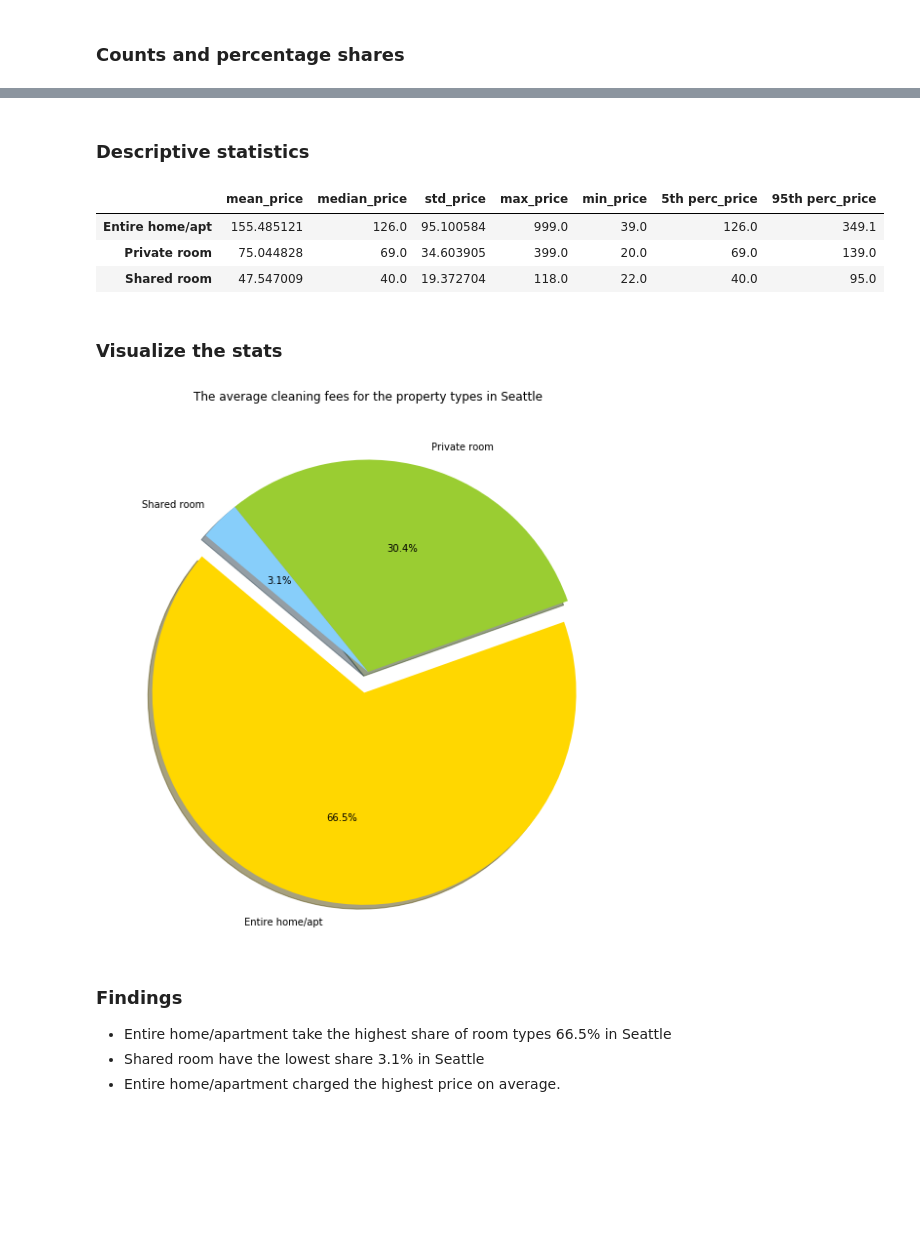
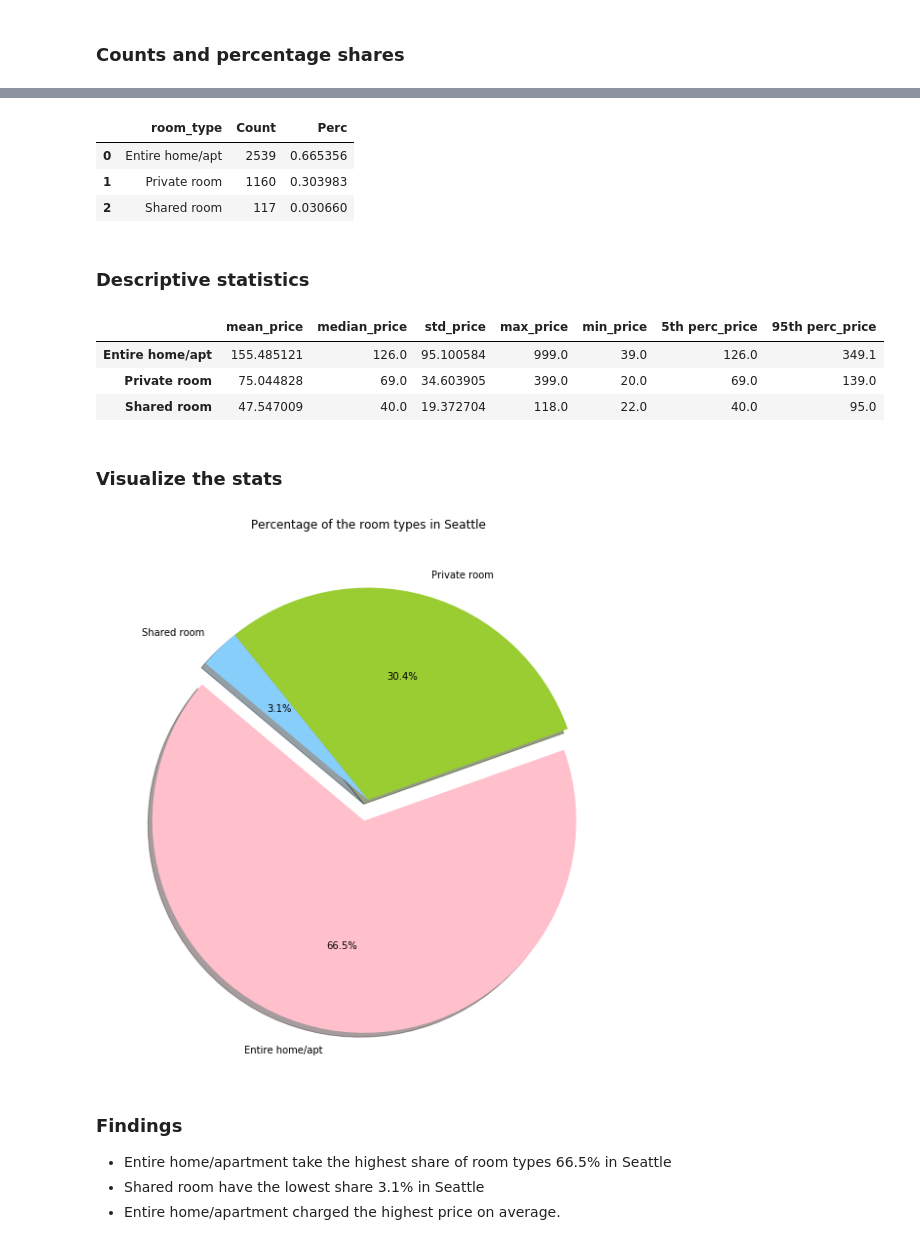
Before and after one commit to OliviaNabbosa89/DS_project1, a Jupyter notebook: Listings_EDA.ipynb, the cells around one changed output, grey strips where cells are left out. Cells and saved outputs as stored; diff of their text form; code cells hidden in the pictures; blank space fills up the shorter version.

```diff
--- a/Listings_EDA.ipynb
+++ b/Listings_EDA.ipynb
@@ -306,27 +305,37 @@ room_type_count
+# %%
+#Count and share of room types in Seattle.
+room_type_count = cat_counts(df,"room_type")
+room_type_count
+# %% [output]
+|  | room_type | Count | Perc |
+| 0 | Entire home/apt | 2539 | 0.665356 |
+| 1 | Private room | 1160 | 0.303983 |
+| 2 | Shared room | 117 | 0.030660 |
 # %% [markdown]
 ### Descriptive statistics
-# %%
-stats_description(df,"room_type",'price')
-# %% [output]
-|  | mean_price | median_price | std_price | max_price | min_price | 5th perc_price | 95th perc_price |
-| Entire home/apt | 155.485121 | 126.0 | 95.100584 | 999.0 | 39.0 | 126.0 | 349.1 |
-| Private room | 75.044828 | 69.0 | 34.603905 | 399.0 | 20.0 | 69.0 | 139.0 |
-| Shared room | 47.547009 | 40.0 | 19.372704 | 118.0 | 22.0 | 40.0 | 95.0 |
+# %%
+#Room type prices in Seattle.
+stats_description(df,"room_type",'price')
+# %% [output]
+|  | mean_price | median_price | std_price | max_price | min_price | 5th perc_price | 95th perc_price |
+| Entire home/apt | 155.485121 | 126.0 | 95.100584 | 999.0 | 39.0 | 126.0 | 349.1 |
+| Private room | 75.044828 | 69.0 | 34.603905 | 399.0 | 20.0 | 69.0 | 139.0 |
+| Shared room | 47.547009 | 40.0 | 19.372704 | 118.0 | 22.0 | 40.0 | 95.0 |
 # %% [markdown]
 ### Visualize the stats
 # %%
 labels = room_type_count['room_type']
 sizes = room_type_count['Count']
-colors = ['gold', 'yellowgreen','lightskyblue']
+colors = ['pink', 'yellowgreen','lightskyblue']
 explode = (0.1, 0, 0)  # explode 1st slice
 
 # Pie-chart
 plt.figure(figsize=(12,10))
 plt.pie(sizes, explode=explode, labels=labels, colors=colors,
             autopct='%1.1f%%', shadow=True, startangle=140)
-plt.title('The average cleaning fees for the property types in Seattle');
+plt.title('Percentage of the room types in Seattle');
 # %% [output]
-[figure, old version]
+[figure, new version]
 # %% [markdown]
 ### Findings
 * Entire home/apartment take the highest share of room types 66.5% in Seattle
```
Also changed, not shown: parts of 22 cells of this notebook, 4 other files.
